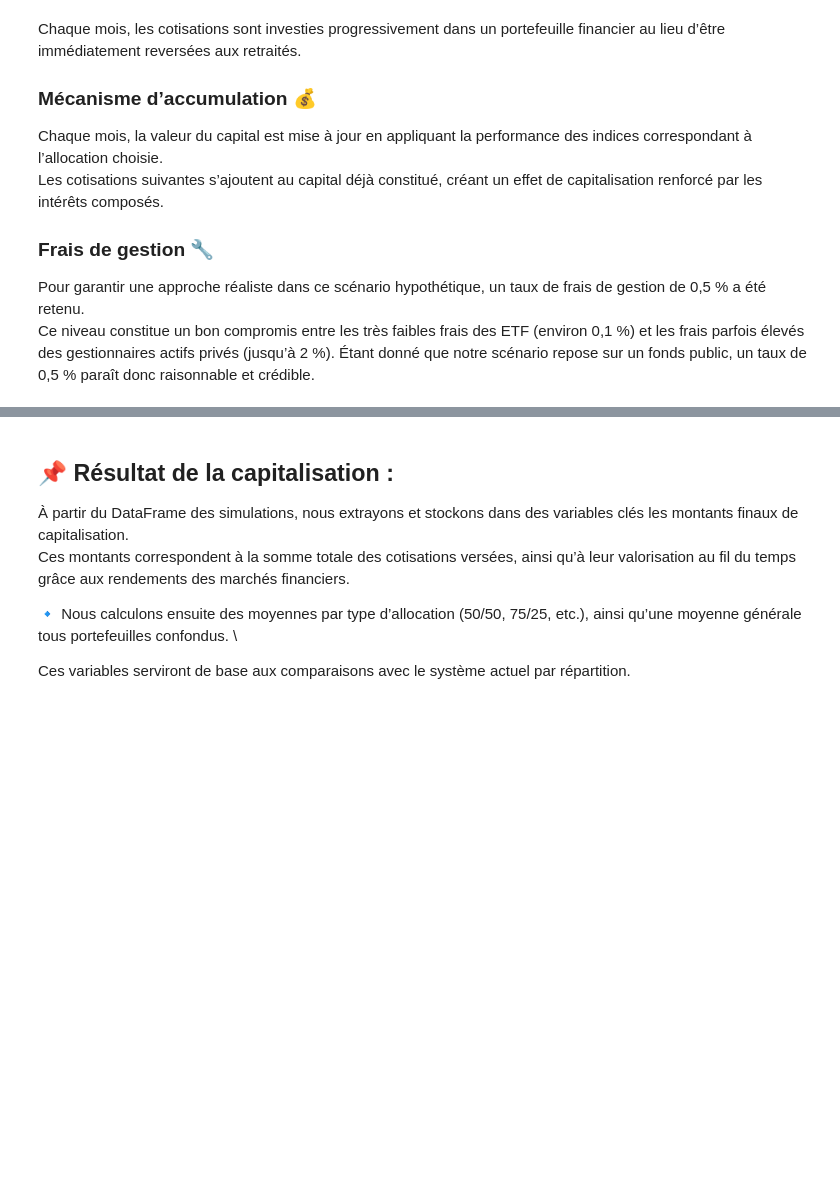
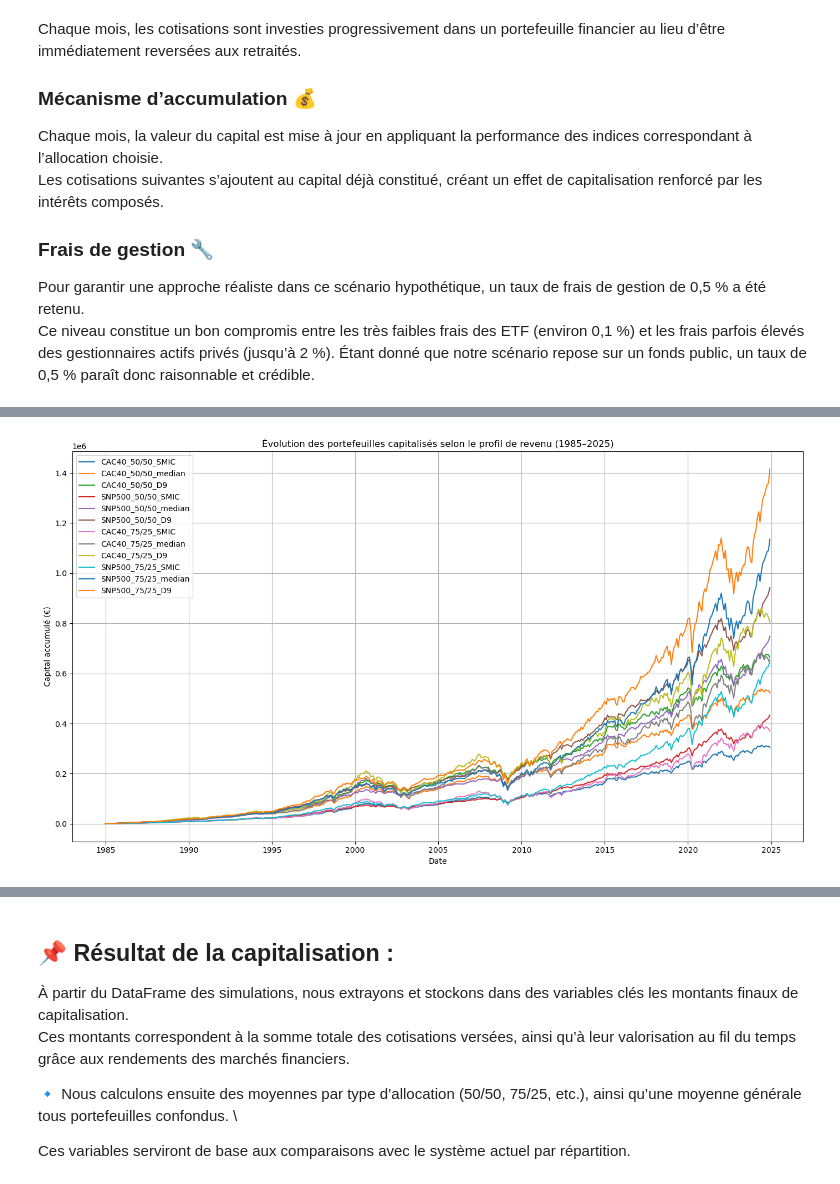
Before and after one commit to Vincent-20-100/backtest_retraites, a Jupyter notebook: notebooks/Backtest_V2.ipynb, the cells around one changed output, grey strips where cells are left out. Saved outputs shown, nothing was run; the diff lists cells and outputs as text; code cells hidden in the pictures; blank space fills up the shorter version.

```diff
--- a/notebooks/Backtest_V2.ipynb
+++ b/notebooks/Backtest_V2.ipynb
@@ -359,0 +370,17 @@ KeyError: 'cotisations'
+# %%
+plt.figure(figsize=(14, 8))
+
+for col in df_.columns:
+    if col.startswith(("CAC40", "SNP500")) and any(income in col for income in ["SMIC", "median", "D9"]):
+        plt.plot(df_.index, df_[col], label=col)
+
+plt.legend()
+plt.title("Évolution des portefeuilles capitalisés selon le profil de revenu (1985–2025)")
+plt.xlabel("Date")
+plt.ylabel("Capital accumulé (€)")
+plt.grid(True)
+plt.tight_layout()
+plt.savefig("charts/perf_portefeuilles_par_revenu_auto.png", dpi=300, bbox_inches='tight')
+plt.show()
+# %% [output]
+[figure, added]
```
Also changed, not shown: parts of 27 cells of this notebook, 7 other files.
